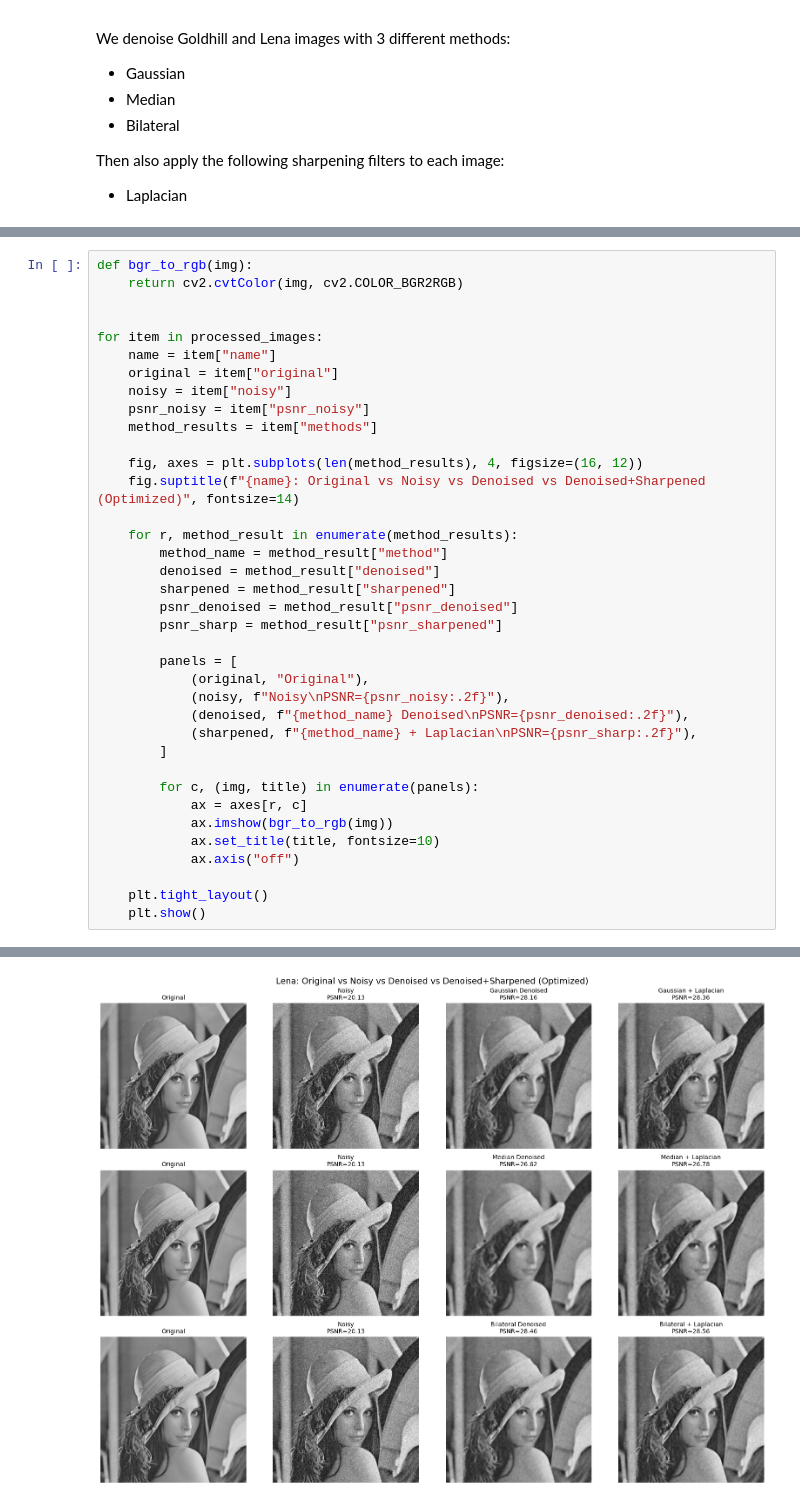
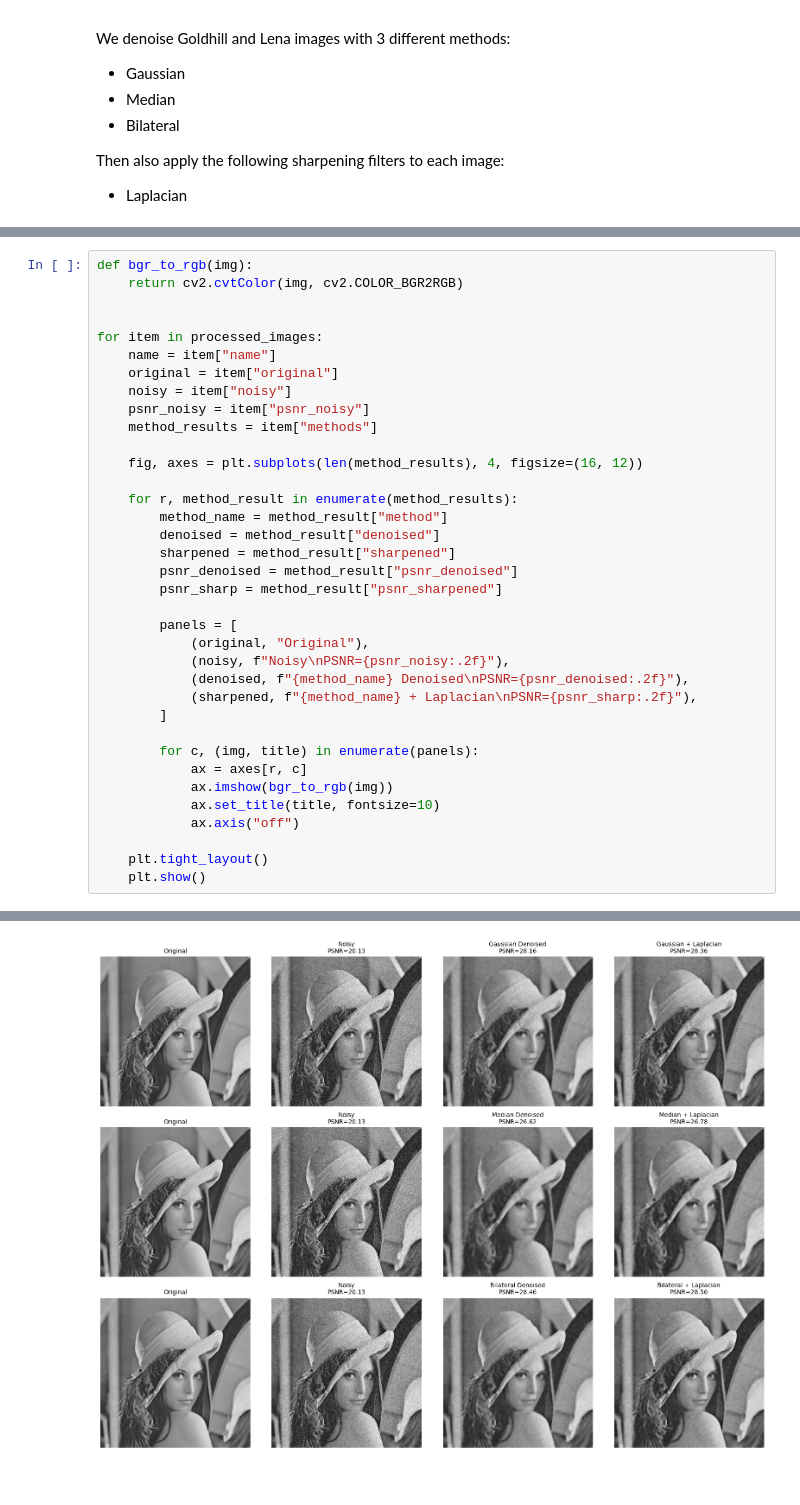
Before and after one commit to OrenRotaru/cme466, a Jupyter notebook: asns/asn4/asn4_p1.ipynb, the cells around one changed output, grey strips where cells are left out. Saved outputs shown, nothing was run; the diff lists cells and outputs as text.

```diff
--- a/asns/asn4/asn4_p1.ipynb
+++ b/asns/asn4/asn4_p1.ipynb
@@ -156,7 +152,6 @@ for item in processed_images:
     method_results = item["methods"]
 
     fig, axes = plt.subplots(len(method_results), 4, figsize=(16, 12))
-    fig.suptitle(f"{name}: Original vs Noisy vs Denoised vs Denoised+Sharpened (Optimized)", fontsize=14)
 
     for r, method_result in enumerate(method_results):
         method_name = method_result["method"]
@@ -185,2 +180,2 @@ for item in processed_images:
-[figure, old version]
+[figure, new version]
 # %%
```
Also changed, not shown: parts of 4 cells of this notebook, 5 other files.
